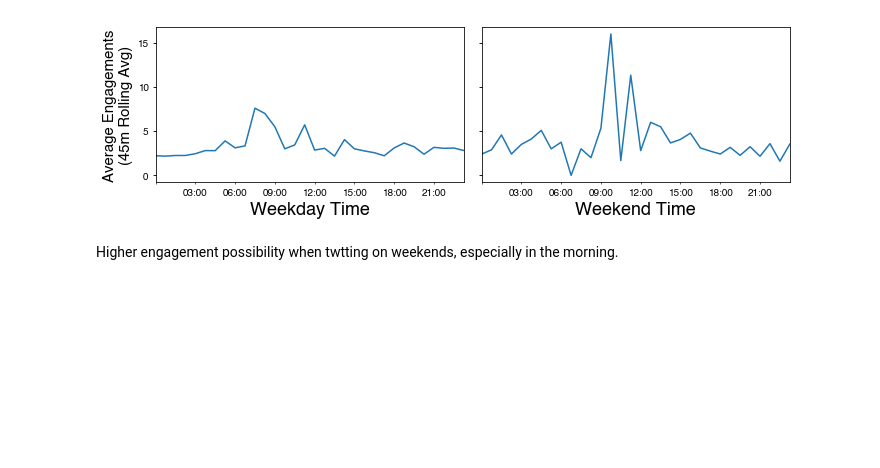
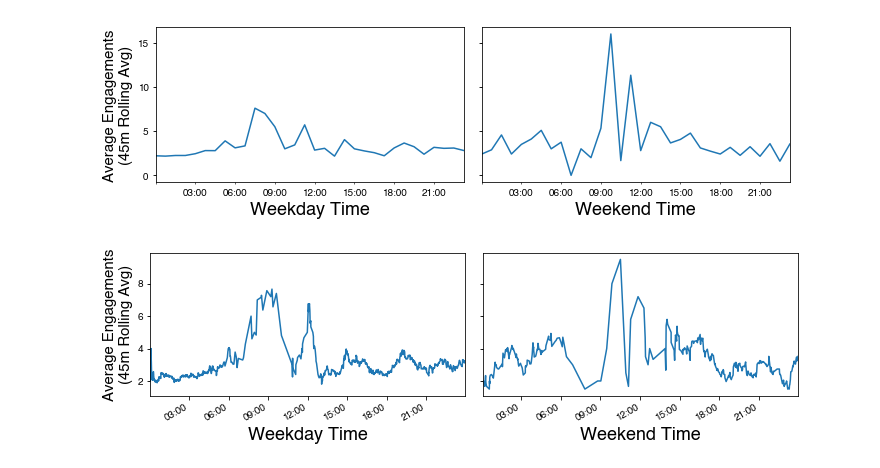
Before and after one commit to tjburch/twitter-studies, a Jupyter notebook: python/plot_stats.ipynb, the cells around one changed output. Cells and saved outputs as stored; diff of their text form; code cells hidden in the pictures; blank space fills up the shorter version.

Commit message:
rolling and resampling averages now added

```diff
--- a/python/plot_stats.ipynb
+++ b/python/plot_stats.ipynb
@@ -248,5 +248,32 @@ See the caveats in the documentation: http://pandas.pydata.org/pandas-docs/stabl
 You called drop(...) on this deferred object which materialized it into a dataframe
 by implicitly taking the mean.  Use .resample(...).mean() instead
 [figure]
-# %% [markdown]
-Higher engagement possibility when twtting on weekends, especially in the morning.
+# %%
+def rolling_average_plot(df,axes):
+    df = df.set_index('time')
+    df = df.sort_index()
+    df.index = pd.to_datetime(df.index,format='%H:%M:%S')
+    df.index.max()
+    df['rollingEngagements'] = df.rolling('60T').engagements.mean()
+    df['rollingEngagements'].plot(ax=axes,figsize=(10,3))
+# %%
+f, (axes1,axes2) = plt.subplots(nrows=1, ncols=2, sharey=True)
+
+rolling_average_plot(weekday_df,axes1)
+rolling_average_plot(weekend_df,axes2)
+
+# both axes
+for ax in [axes1,axes2]:
+    plt.sca(ax)
+    plt.gca().xaxis.set_major_formatter(dates.DateFormatter('%H:%M'))
+
+# ax1
+axes1.set_xlabel('Weekday Time', fontsize=18)
+axes1.set_ylabel('Average Engagements\n(45m Rolling Avg)', fontsize=15)
+
+# ax2
+axes2.set_xlabel('Weekend Time', fontsize=18)
+plt.tight_layout()
+plt.savefig('../plots/rolling_average.png')
+# %% [output]
+[figure, added]
```
Also changed, not shown: parts of 2 cells of this notebook.
